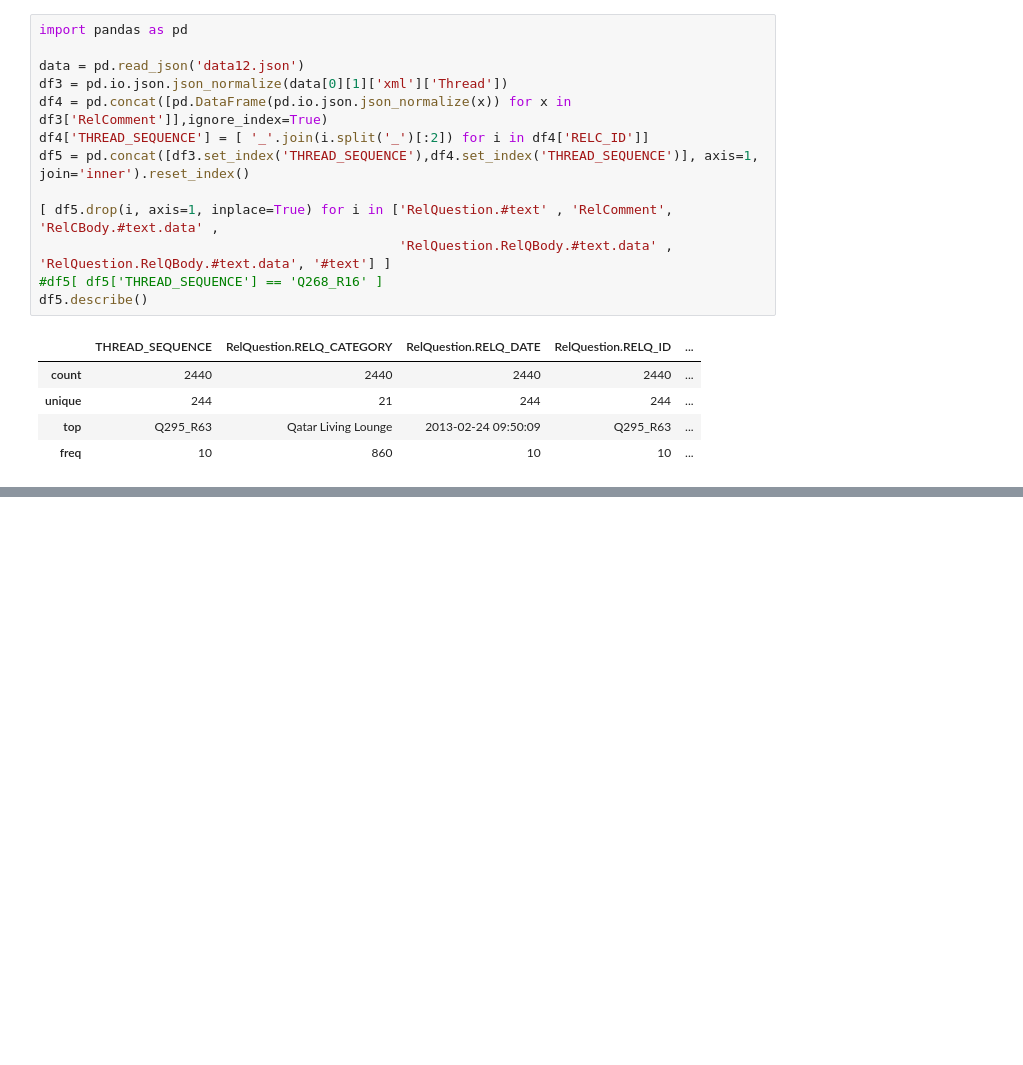
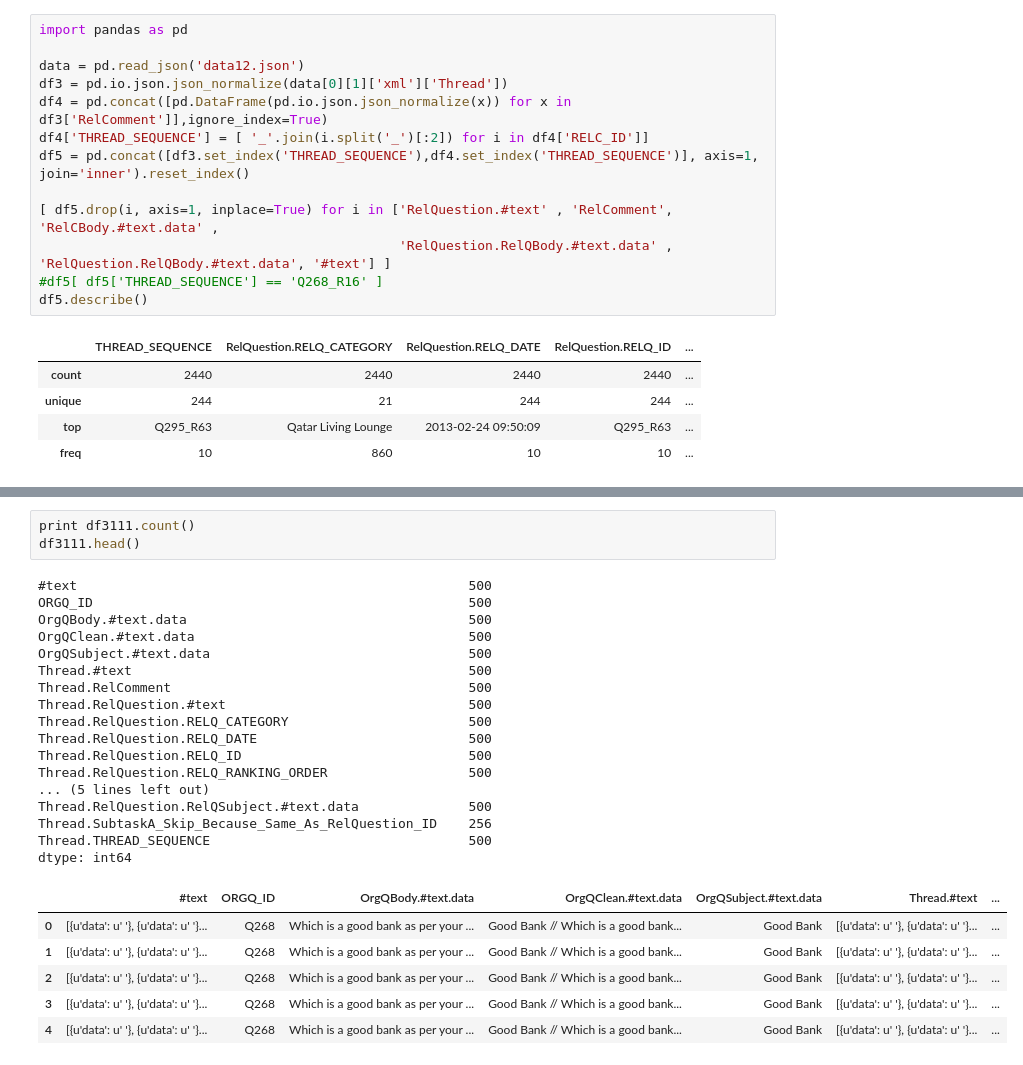
Before and after one commit to bnsriram/NLPCommunityQuestionAnswering, a Jupyter notebook: Datacleaning11.ipynb, the cells around one changed output, grey strips where cells are left out. Saved outputs shown, nothing was run; the diff lists cells and outputs as text; blank space fills up the shorter version.

```diff
--- a/Datacleaning11.ipynb
+++ b/Datacleaning11.ipynb
@@ -55,0 +180,27 @@ df5.describe()
+# %%
+print df3111.count()
+df3111.head()
+# %% [output]
+#text                                                  500
+ORGQ_ID                                                500
+OrgQBody.#text.data                                    500
+OrgQClean.#text.data                                   500
+OrgQSubject.#text.data                                 500
+Thread.#text                                           500
+Thread.RelComment                                      500
+Thread.RelQuestion.#text                               500
+Thread.RelQuestion.RELQ_CATEGORY                       500
+Thread.RelQuestion.RELQ_DATE                           500
+Thread.RelQuestion.RELQ_ID                             500
+Thread.RelQuestion.RELQ_RANKING_ORDER                  500
+... (5 lines left out)
+Thread.RelQuestion.RelQSubject.#text.data              500
+Thread.SubtaskA_Skip_Because_Same_As_RelQuestion_ID    256
+Thread.THREAD_SEQUENCE                                 500
+dtype: int64
+|  | #text | ORGQ_ID | OrgQBody.#text.data | OrgQClean.#text.data | OrgQSubject.#text.data | Thread.#text | ... |
+| 0 | [{u'data': u' '}, {u'data': u' '}... | Q268 | Which is a good bank as per your ... | Good Bank // Which is a good bank... | Good Bank | [{u'data': u' '}, {u'data': u' '}... | ... |
+| 1 | [{u'data': u' '}, {u'data': u' '}... | Q268 | Which is a good bank as per your ... | Good Bank // Which is a good bank... | Good Bank | [{u'data': u' '}, {u'data': u' '}... | ... |
+| 2 | [{u'data': u' '}, {u'data': u' '}... | Q268 | Which is a good bank as per your ... | Good Bank // Which is a good bank... | Good Bank | [{u'data': u' '}, {u'data': u' '}... | ... |
+| 3 | [{u'data': u' '}, {u'data': u' '}... | Q268 | Which is a good bank as per your ... | Good Bank // Which is a good bank... | Good Bank | [{u'data': u' '}, {u'data': u' '}... | ... |
+| 4 | [{u'data': u' '}, {u'data': u' '}... | Q268 | Which is a good bank as per your ... | Good Bank // Which is a good bank... | Good Bank | [{u'data': u' '}, {u'data': u' '}... | ... |
```
Also changed, not shown: parts of 6 cells of this notebook, 5 other files.
